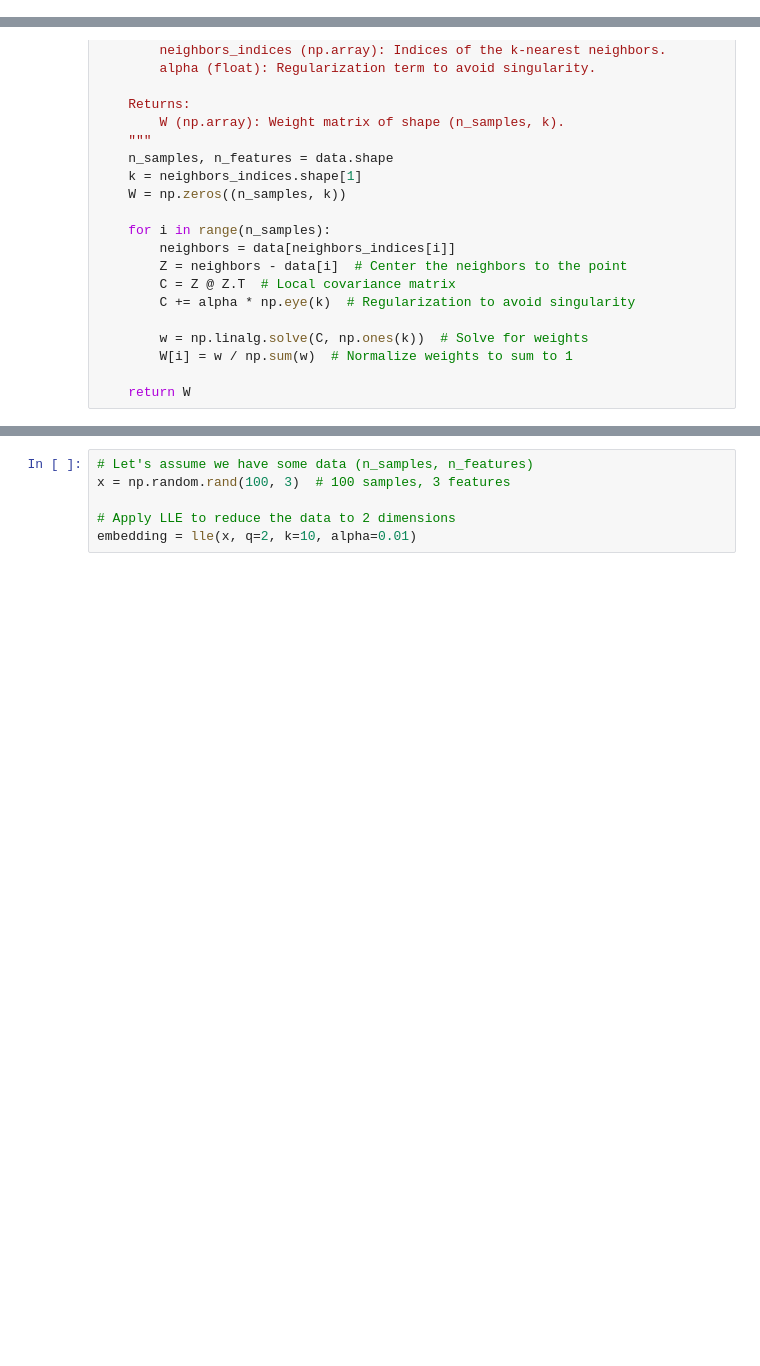
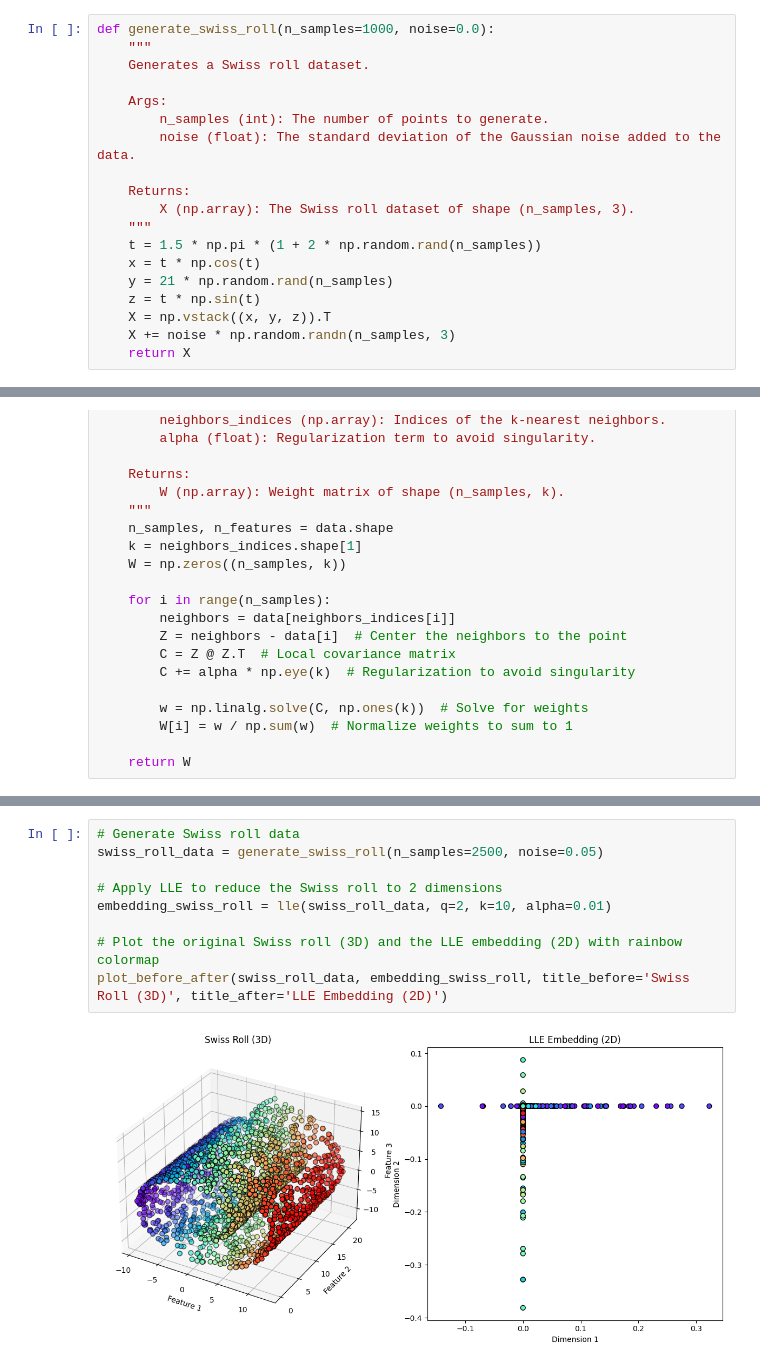
Before and after one commit to Bees11111/Manifold-Learning, a Jupyter notebook: CODE/TP6/tp6.ipynb, the cells around one changed output, grey strips where cells are left out. Drawn from its saved outputs; the diff is of its cells as text; blank space fills up the shorter version.

```diff
--- a/CODE/TP6/tp6.ipynb
+++ b/CODE/TP6/tp6.ipynb
@@ -6,3 +6,22 @@ from sklearn.neighbors import NearestNeighbors
+# %%
+def generate_swiss_roll(n_samples=1000, noise=0.0):
+    """
+    Generates a Swiss roll dataset.
+
+    Args:
+        n_samples (int): The number of points to generate.
+        noise (float): The standard deviation of the Gaussian noise added to the data.
+
+    Returns:
+        X (np.array): The Swiss roll dataset of shape (n_samples, 3).
+    """
+    t = 1.5 * np.pi * (1 + 2 * np.random.rand(n_samples))
+    x = t * np.cos(t)
+    y = 21 * np.random.rand(n_samples)
+    z = t * np.sin(t)
+    X = np.vstack((x, y, z)).T
+    X += noise * np.random.randn(n_samples, 3)
+    return X
 # %%
 def euclidean_distances(X):
     """
@@ -108,6 +170,11 @@ def lle(x, q, k=None, alpha=0.01):
-# %%
-# Let's assume we have some data (n_samples, n_features)
-x = np.random.rand(100, 3)  # 100 samples, 3 features
-
-# Apply LLE to reduce the data to 2 dimensions
-embedding = lle(x, q=2, k=10, alpha=0.01)
+# %%
+# Generate Swiss roll data
+swiss_roll_data = generate_swiss_roll(n_samples=2500, noise=0.05)
+
+# Apply LLE to reduce the Swiss roll to 2 dimensions
+embedding_swiss_roll = lle(swiss_roll_data, q=2, k=10, alpha=0.01)
+
+# Plot the original Swiss roll (3D) and the LLE embedding (2D) with rainbow colormap
+plot_before_after(swiss_roll_data, embedding_swiss_roll, title_before='Swiss Roll (3D)', title_after='LLE Embedding (2D)')
+# %% [output]
+[figure, added]
```
Also changed, not shown: parts of 3 cells of this notebook, 1 other file.
